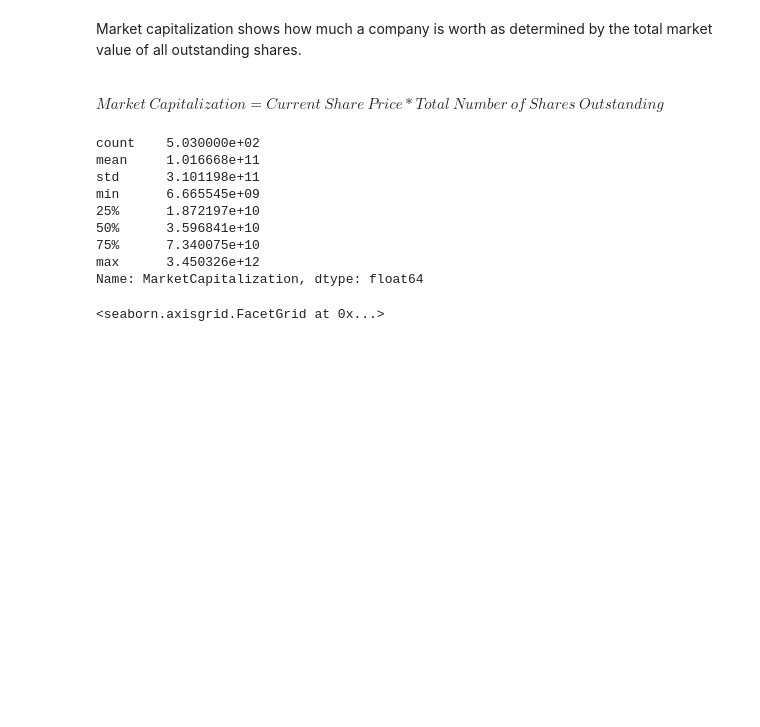
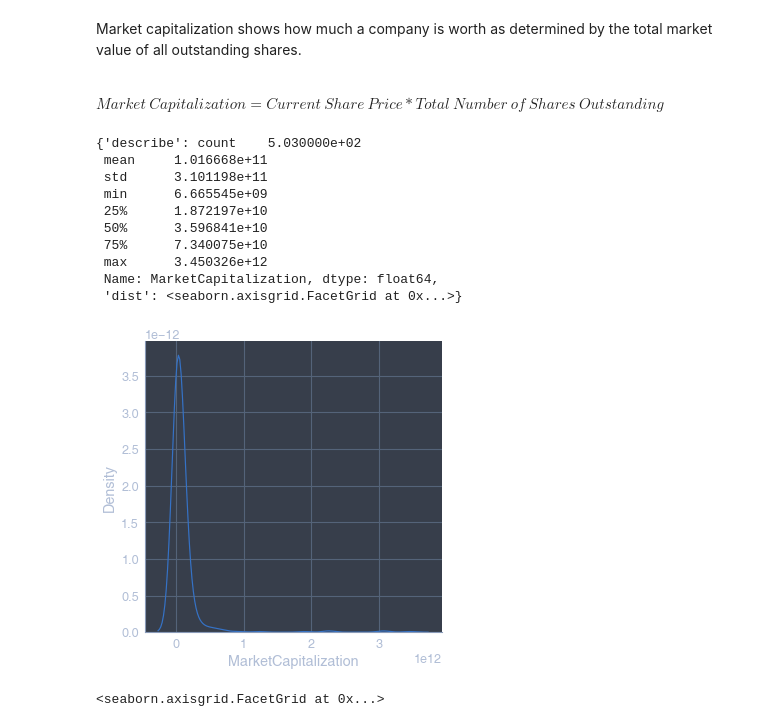
Before and after one commit to fadeeva/stock_market_research, a Jupyter notebook: Portfolio/Asset_Selection.ipynb, the cells around one changed output. Drawn from its saved outputs; the diff is of its cells as text; code cells hidden in the pictures; blank space fills up the shorter version.

```diff
--- a/Portfolio/Asset_Selection.ipynb
+++ b/Portfolio/Asset_Selection.ipynb
@@ -129,6 +129,7 @@ data['MarketCapitalization'].replace('None', np.nan, inplace=True)
 data['EBITDA'].replace('None', np.nan, inplace=True)
 data['RevenueTTM'].replace('None', np.nan, inplace=True)
 data['GrossProfitTTM'].replace('None', np.nan, inplace=True)
+data['DilutedEPSTTM'].replace('None', np.nan, inplace=True)
 # %%
 data['MarketCapitalization'] = data['MarketCapitalization'].astype(float)
 data['Beta'] = data['Beta'].astype(float)
@@ -144,6 +145,7 @@ data['ReturnOnAssetsTTM'] = data['ReturnOnAssetsTTM'].astype(float)
 data['EBITDA'] = data['EBITDA'].astype(float)
 data['RevenueTTM'] = data['RevenueTTM'].astype(float)
 data['GrossProfitTTM'] = data['GrossProfitTTM'].astype(float)
+data['DilutedEPSTTM'] = data['DilutedEPSTTM'].astype(float)
 # %% [markdown]
 ## Multiplicators
 # %%
@@ -165,3 +169,9 @@ cat = data.copy()
+# %%
+def multiplicators_info(mult):
+    return {
+        'describe': data[mult].describe(),
+        'dist': sns.displot(data=data, x=mult, kind='kde'),
+    }
 # %% [markdown]
 ### Market Capitalization
 # %% [markdown]
@@ -170,18 +180,20 @@ Market capitalization shows how much a company is worth as determined by the tot
 $\displaystyle
 Market\ Capitalization=Current\ Share\ Price*Total\ Number\ of\ Shares\ Outstanding
 $
-# %%
-data['MarketCapitalization'].describe()
-# %% [output]
-count    5.030000e+02
-mean     1.016668e+11
-std      3.101198e+11
-min      6.665545e+09
-25%      1.872197e+10
-50%      3.596841e+10
-75%      7.340075e+10
-max      3.450326e+12
-Name: MarketCapitalization, dtype: float64
+# %%
+multiplicators_info('MarketCapitalization')
+# %% [output]
+{'describe': count    5.030000e+02
+ mean     1.016668e+11
+ std      3.101198e+11
+ min      6.665545e+09
+ 25%      1.872197e+10
+ 50%      3.596841e+10
+ 75%      7.340075e+10
+ max      3.450326e+12
+ Name: MarketCapitalization, dtype: float64,
+ 'dist': <seaborn.axisgrid.FacetGrid at 0x...>}
+[figure, added]
 # %%
 sns.displot(data=data, x='MarketCapitalization', kind='kde')
 # %% [output]
```
Also changed, not shown: parts of 9 cells of this notebook.
